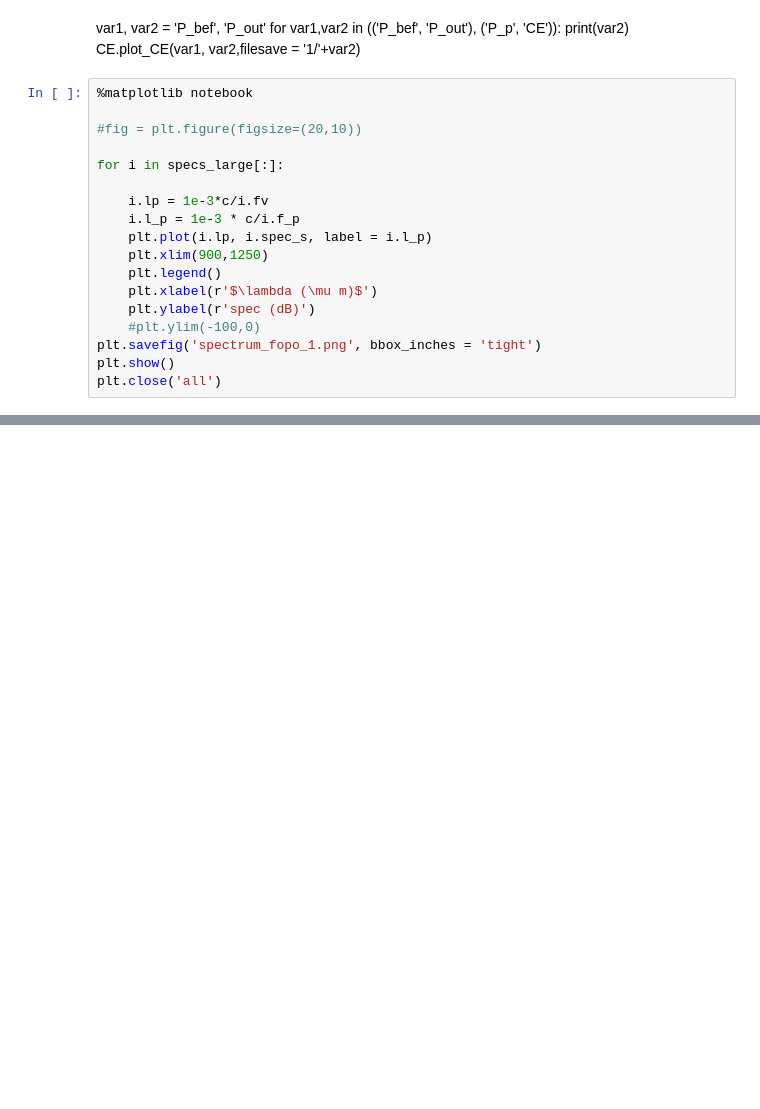
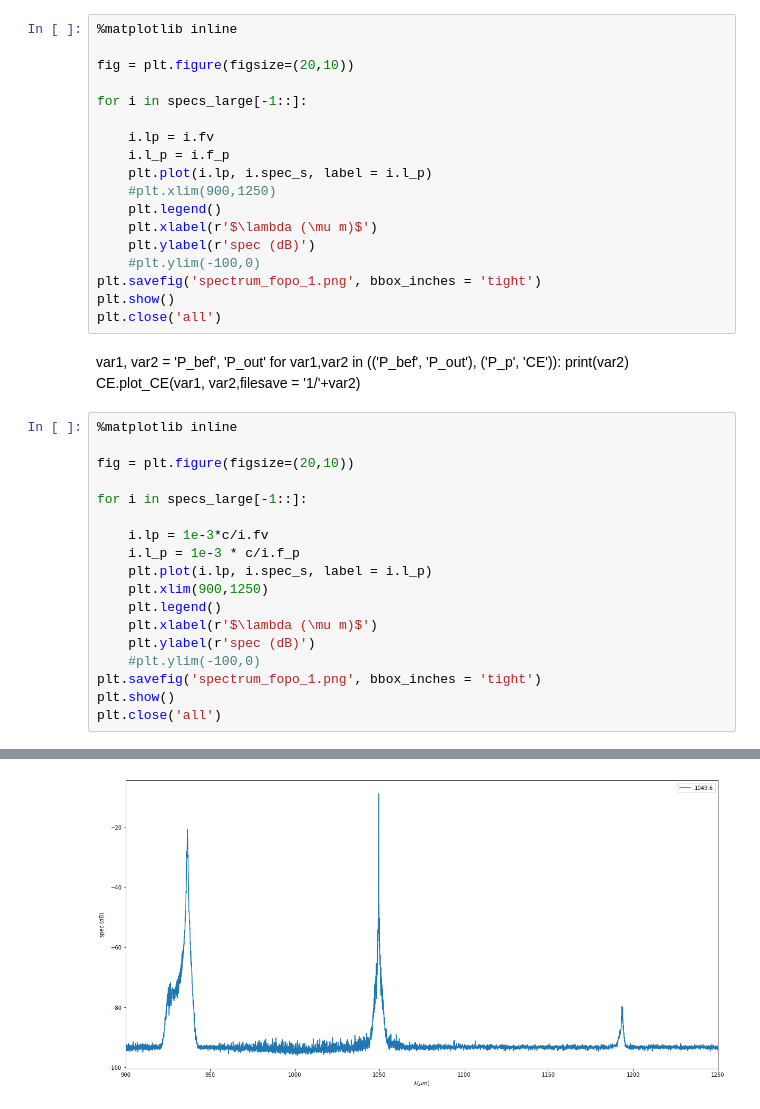
Before and after one commit to ibegleris/w-fopo, a Jupyter notebook: Conversion_efficiency_post_proc.ipynb, the cells around one changed output, grey strips where cells are left out. Saved outputs shown, nothing was run; the diff lists cells and outputs as text; blank space fills up the shorter version.

```diff
--- a/Conversion_efficiency_post_proc.ipynb
+++ b/Conversion_efficiency_post_proc.ipynb
@@ -273,14 +286,32 @@ map directly to c-types [inferred_type->mixed,key->block1_values] [items->['P_be
+# %%
+%matplotlib inline
+
+fig = plt.figure(figsize=(20,10))
+
+for i in specs_large[-1::]:
+
+    i.lp = i.fv
+    i.l_p = i.f_p
+    plt.plot(i.lp, i.spec_s, label = i.l_p)
+    #plt.xlim(900,1250)
+    plt.legend()
+    plt.xlabel(r'$\lambda (\mu m)$')
+    plt.ylabel(r'spec (dB)')
+    #plt.ylim(-100,0)
+plt.savefig('spectrum_fopo_1.png', bbox_inches = 'tight')
+plt.show()
+plt.close('all')
 # %% [markdown]
 var1, var2 = 'P_bef', 'P_out'
 for var1,var2 in (('P_bef', 'P_out'), ('P_p', 'CE')):
     print(var2)
     CE.plot_CE(var1, var2,filesave = '1/'+var2)
 # %%
-%matplotlib notebook
+%matplotlib inline
 
-#fig = plt.figure(figsize=(20,10))
+fig = plt.figure(figsize=(20,10))
 
-for i in specs_large[:]:
+for i in specs_large[-1::]:
 
     i.lp = 1e-3*c/i.fv
     i.l_p = 1e-3 * c/i.f_p
@@ -298,0 +328 @@ plt.close('all')
+[figure, added]
```
Also changed, not shown: parts of 4 cells of this notebook, 8 other files.
